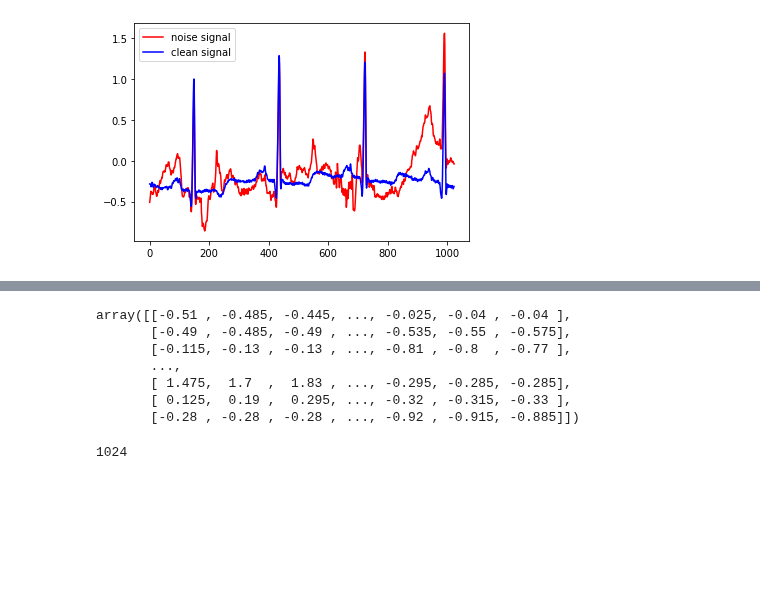
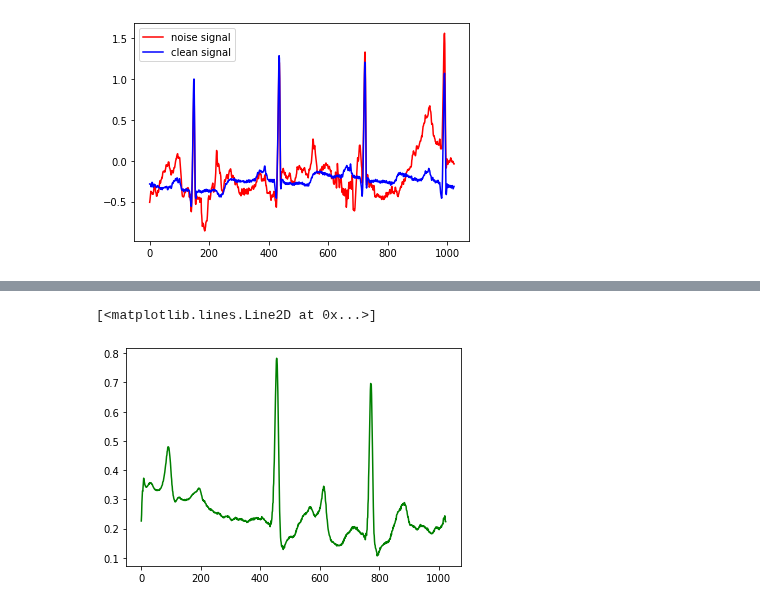
Before and after one commit to EECE7307-final-project/data_of_ECG, a Jupyter notebook: autoencoder.ipynb, the cells around one changed output, grey strips where cells are left out. Cells and saved outputs as stored; diff of their text form; code cells hidden in the pictures; blank space fills up the shorter version.

```diff
--- a/autoencoder.ipynb
+++ b/autoencoder.ipynb
@@ -109,15 +146,5 @@ decoded
-# %%
-cc = use_data[:,0,:]
-cc[0:5520,:]
-# %% [output]
-array([[-0.51 , -0.485, -0.445, ..., -0.025, -0.04 , -0.04 ],
-       [-0.49 , -0.485, -0.49 , ..., -0.535, -0.55 , -0.575],
-       [-0.115, -0.13 , -0.13 , ..., -0.81 , -0.8  , -0.77 ],
-       ...,
-       [ 1.475,  1.7  ,  1.83 , ..., -0.295, -0.285, -0.285],
-       [ 0.125,  0.19 ,  0.295, ..., -0.32 , -0.315, -0.33 ],
-       [-0.28 , -0.28 , -0.28 , ..., -0.92 , -0.915, -0.885]])
-# %%
-np.size(use_data,2)
-# %% [output]
-1024
+# %%
+plt.plot(range(0,1024),np.reshape(decode_result[k,:],[1024]),'g-') # plot the denoising data seperatly
+# %% [output]
+[<matplotlib.lines.Line2D at 0x...>]
+[figure, added]
```
Also changed, not shown: parts of 8 cells of this notebook, 1 other file.
